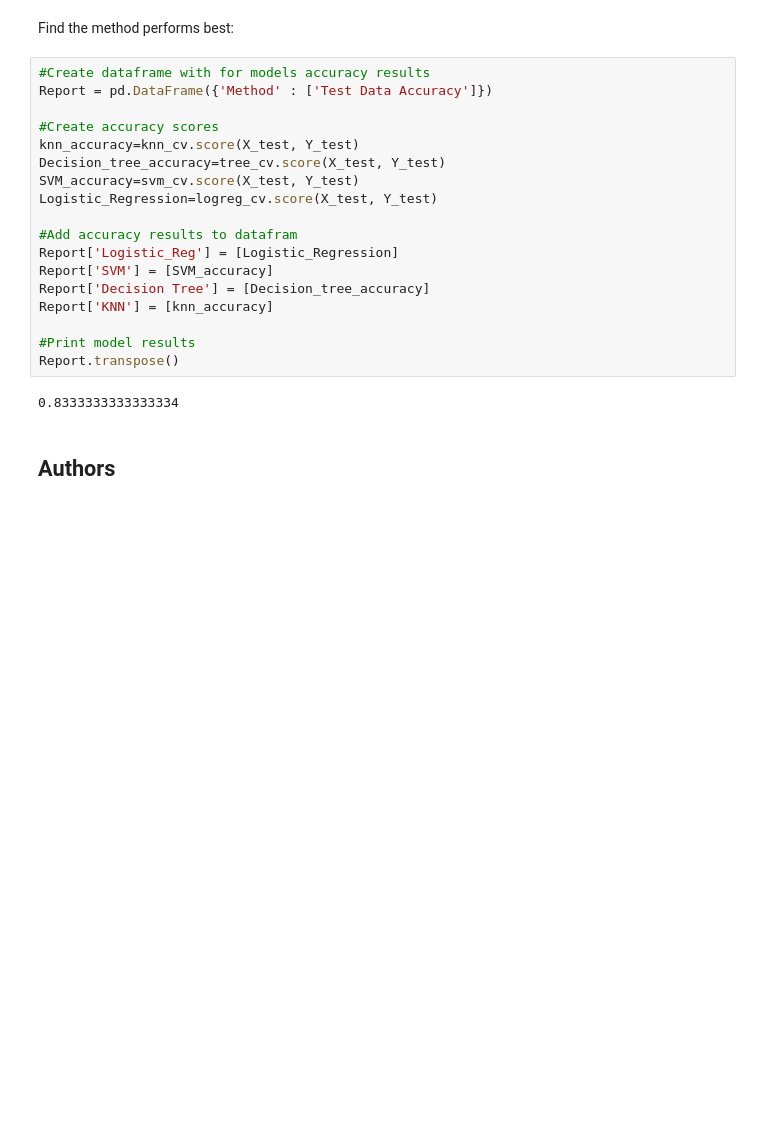
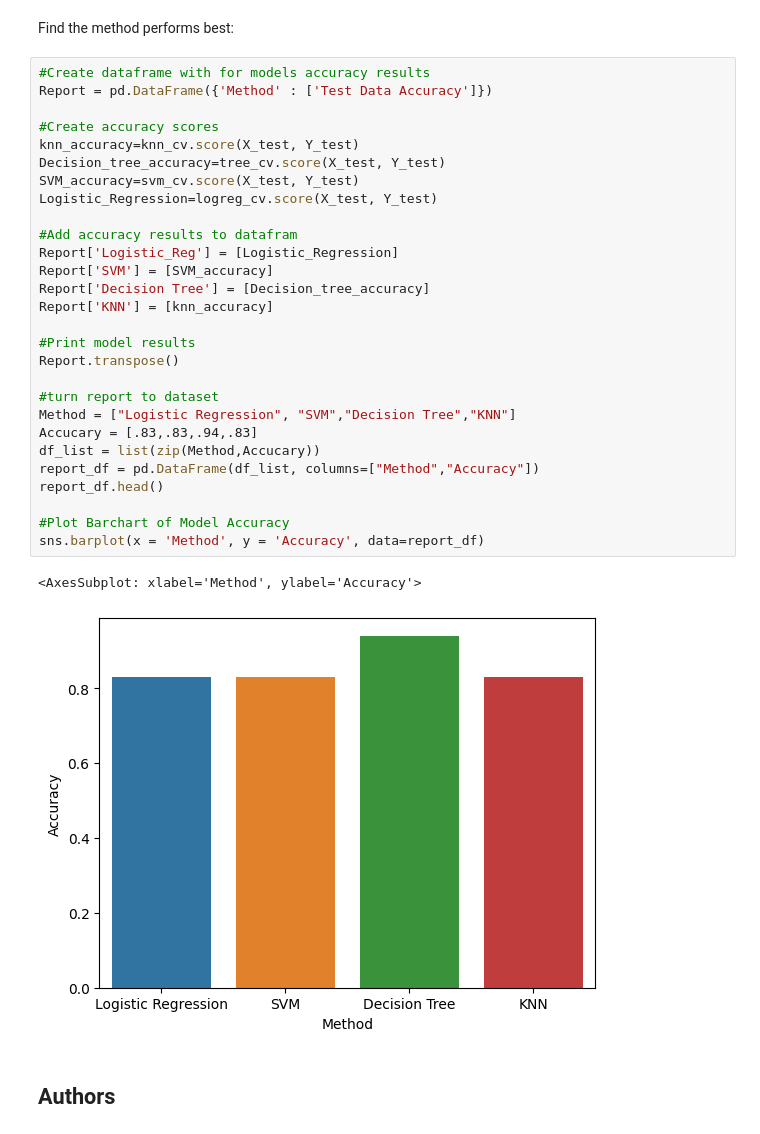
Before and after one commit to Terry412/Space-X-Falcon-9-First-Stage-Landing--ML-Prediction, a Jupyter notebook: SpaceX_Machine Learning Prediction_Part_5.ipynb, the cells around one changed output. Drawn from its saved outputs; the diff is of its cells as text; blank space fills up the shorter version.

```diff
--- a/SpaceX_Machine Learning Prediction_Part_5.ipynb
+++ b/SpaceX_Machine Learning Prediction_Part_5.ipynb
@@ -358,23 +358,34 @@ Find the method performs best:
 # %%
 #Create dataframe with for models accuracy results
 Report = pd.DataFrame({'Method' : ['Test Data Accuracy']})
 
 #Create accuracy scores
 knn_accuracy=knn_cv.score(X_test, Y_test)
 Decision_tree_accuracy=tree_cv.score(X_test, Y_test)
 SVM_accuracy=svm_cv.score(X_test, Y_test)
 Logistic_Regression=logreg_cv.score(X_test, Y_test)
 
 #Add accuracy results to datafram
 Report['Logistic_Reg'] = [Logistic_Regression]
 Report['SVM'] = [SVM_accuracy]
 Report['Decision Tree'] = [Decision_tree_accuracy]
 Report['KNN'] = [knn_accuracy]
 
 #Print model results
 Report.transpose()
+
+#turn report to dataset
+Method = ["Logistic Regression", "SVM","Decision Tree","KNN"]
+Accucary = [.83,.83,.94,.83]
+df_list = list(zip(Method,Accucary))
+report_df = pd.DataFrame(df_list, columns=["Method","Accuracy"])
+report_df.head()
+
+#Plot Barchart of Model Accuracy
+sns.barplot(x = 'Method', y = 'Accuracy', data=report_df)
 # %% [output]
-0.8333333333333334
+<AxesSubplot: xlabel='Method', ylabel='Accuracy'>
+[figure, added]
 # %% [markdown]
 ## Authors
 # %% [markdown]
```
Also changed, not shown: parts of 3 cells of this notebook.
